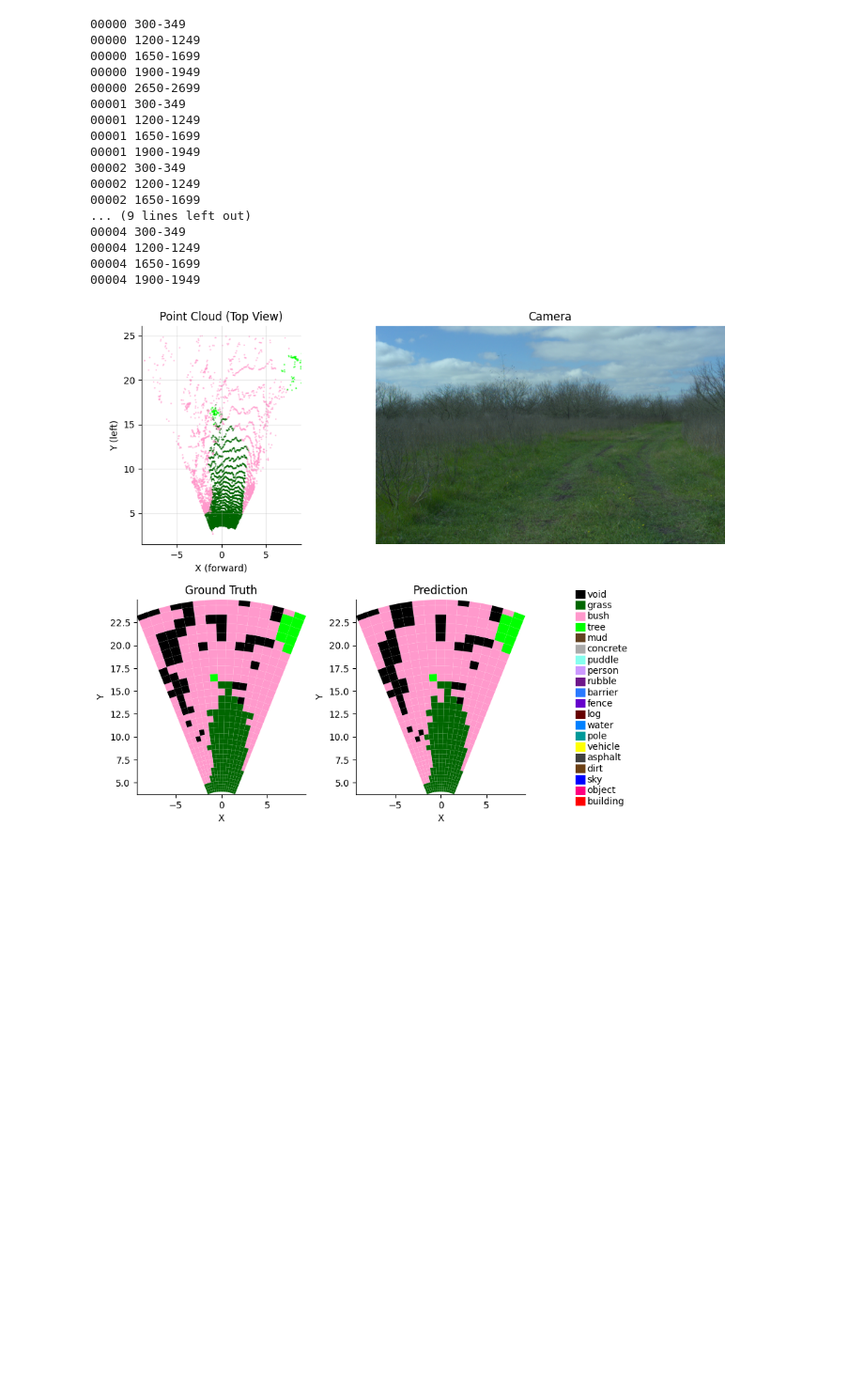
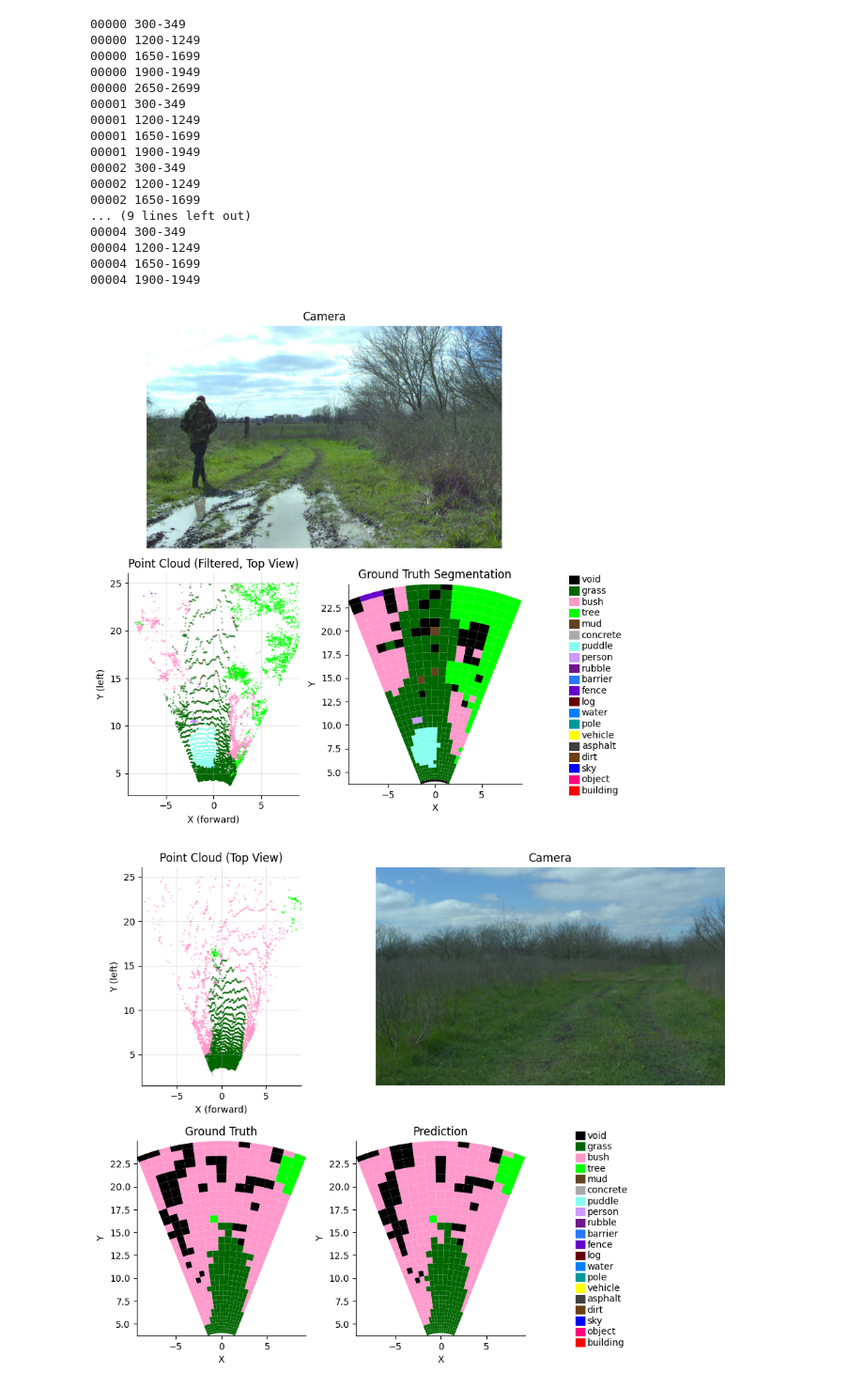
Before and after one commit to liuji1031/offroad_seg_rellis3d, a Jupyter notebook: notebooks/test_inference.ipynb, the cells around one changed output. Shown at 94% size. Drawn from its saved outputs; the diff is of its cells as text; code cells hidden in the pictures; blank space fills up the shorter version.

Commit message:
add more example figure

```diff
--- a/notebooks/test_inference.ipynb
+++ b/notebooks/test_inference.ipynb
@@ -95,6 +95,20 @@ for seq_id, frame_idx_list in frame_idx_by_seq_id.items():
 00004 1200-1249
 00004 1650-1699
 00004 1900-1949
+# %%
+import matplotlib.pyplot as plt
+from offroad_det_seg_rellis.inference.plot_util import plot_lidar_cam_bev_seg
+
+fig = plot_lidar_cam_bev_seg(
+    "00000",
+    104,
+    new_figure=True,
+    fig_size=(10, 8),
+    show_fig=True,
+)
+fig.savefig("../figures/example_cam_lidar_bev_seg.png", dpi=300)
+# %% [output]
+[figure, added]
 # %%
 from offroad_det_seg_rellis.inference.plot_util import plot_prediction
 
```
Also changed, not shown: parts of 2 cells of this notebook.
